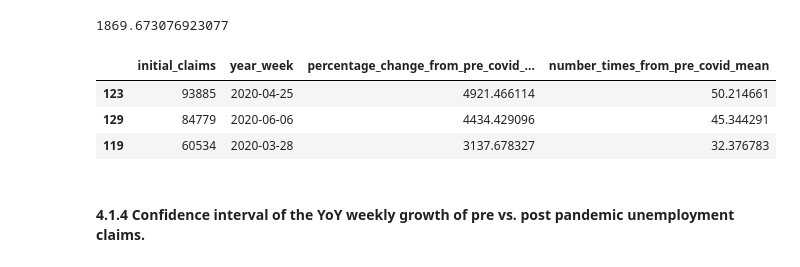
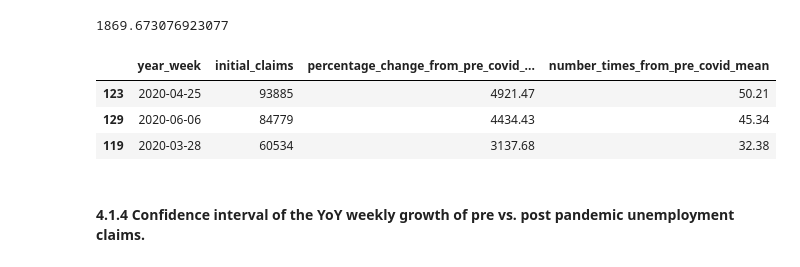
Before and after one commit to emcediel/DATA-512-Project, a Jupyter notebook: src/Part I, II, III, IV - Code.ipynb, the cells around one changed output. Cells and saved outputs as stored; diff of their text form; code cells hidden in the pictures.

```diff
--- a/src/Part I, II, III, IV - Code.ipynb
+++ b/src/Part I, II, III, IV - Code.ipynb
@@ -686,14 +686,14 @@ mean_unemployment_claims_pre_covid
 # %%
 #We calculate the percentage change for each of the peaks
 peak_change = unemployment_peak.copy()
 peak_change['percentage_change_from_pre_covid_mean'] = peak_change.initial_claims.apply(lambda x: (x-mean_unemployment_claims_pre_covid)*100/mean_unemployment_claims_pre_covid)
 peak_change['number_times_from_pre_covid_mean'] = peak_change.initial_claims.apply(lambda x: (x/mean_unemployment_claims_pre_covid))
-peak_change[['initial_claims','year_week','percentage_change_from_pre_covid_mean','number_times_from_pre_covid_mean']]
+peak_change[['year_week','initial_claims','percentage_change_from_pre_covid_mean','number_times_from_pre_covid_mean']].round(decimals=2)
 # %% [output]
-|  | initial_claims | year_week | percentage_change_from_pre_covid_... | number_times_from_pre_covid_mean |
-| 123 | 93885 | 2020-04-25 | 4921.466114 | 50.214661 |
-| 129 | 84779 | 2020-06-06 | 4434.429096 | 45.344291 |
-| 119 | 60534 | 2020-03-28 | 3137.678327 | 32.376783 |
+|  | year_week | initial_claims | percentage_change_from_pre_covid_... | number_times_from_pre_covid_mean |
+| 123 | 2020-04-25 | 93885 | 4921.47 | 50.21 |
+| 129 | 2020-06-06 | 84779 | 4434.43 | 45.34 |
+| 119 | 2020-03-28 | 60534 | 3137.68 | 32.38 |
 # %% [markdown]
 #### 4.1.4 Confidence interval of the YoY weekly growth of pre vs. post pandemic unemployment claims.
 # %%
```
Also changed, not shown: parts of 8 cells of this notebook, 1 other file.
